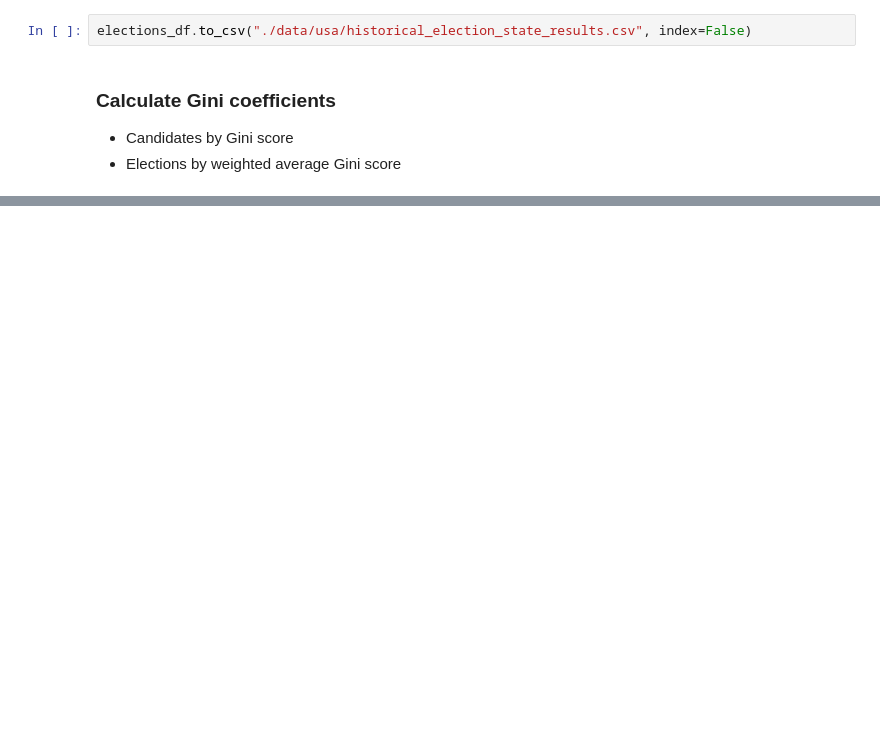
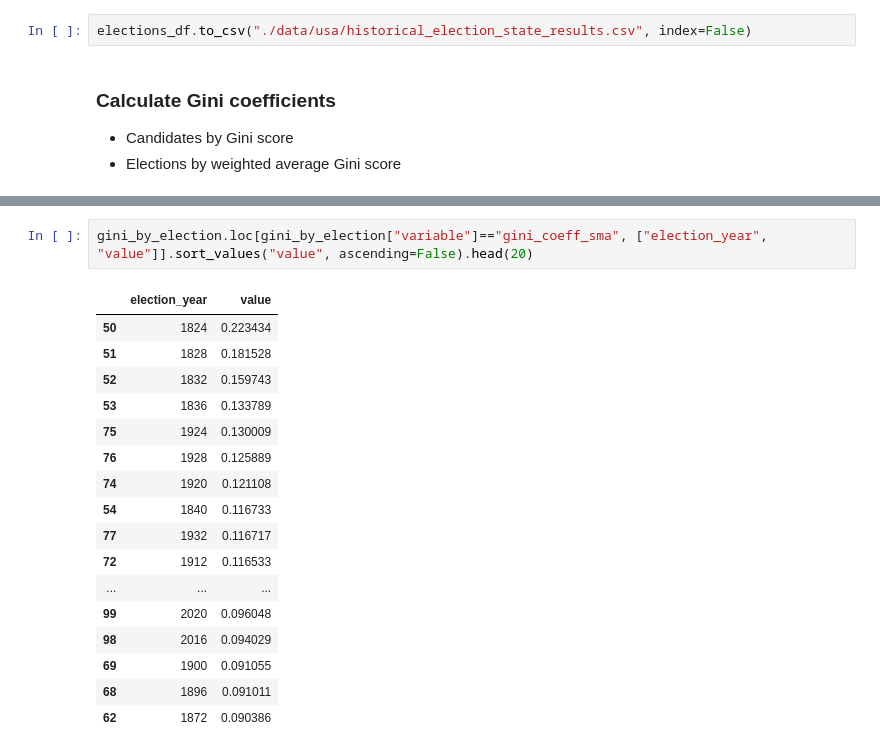
Before and after one commit to m-quick/zeitgeist-blog-projects, a Jupyter notebook: political_fragmentation/countries/usa.ipynb, the cells around one changed output, grey strips where cells are left out. Cells and saved outputs as stored; diff of their text form; blank space fills up the shorter version.

```diff
--- a/political_fragmentation/countries/usa.ipynb
+++ b/political_fragmentation/countries/usa.ipynb
@@ -152,0 +297,20 @@ elections_df.to_csv("./data/usa/historical_election_state_results.csv", index=Fa
+# %%
+gini_by_election.loc[gini_by_election["variable"]=="gini_coeff_sma", ["election_year", "value"]].sort_values("value", ascending=False).head(20)
+# %% [output]
+|  | election_year | value |
+| 50 | 1824 | 0.223434 |
+| 51 | 1828 | 0.181528 |
+| 52 | 1832 | 0.159743 |
+| 53 | 1836 | 0.133789 |
+| 75 | 1924 | 0.130009 |
+| 76 | 1928 | 0.125889 |
+| 74 | 1920 | 0.121108 |
+| 54 | 1840 | 0.116733 |
+| 77 | 1932 | 0.116717 |
+| 72 | 1912 | 0.116533 |
+| ... | ... | ... |
+| 99 | 2020 | 0.096048 |
+| 98 | 2016 | 0.094029 |
+| 69 | 1900 | 0.091055 |
+| 68 | 1896 | 0.091011 |
+| 62 | 1872 | 0.090386 |
```
Also changed, not shown: parts of 33 cells of this notebook.
